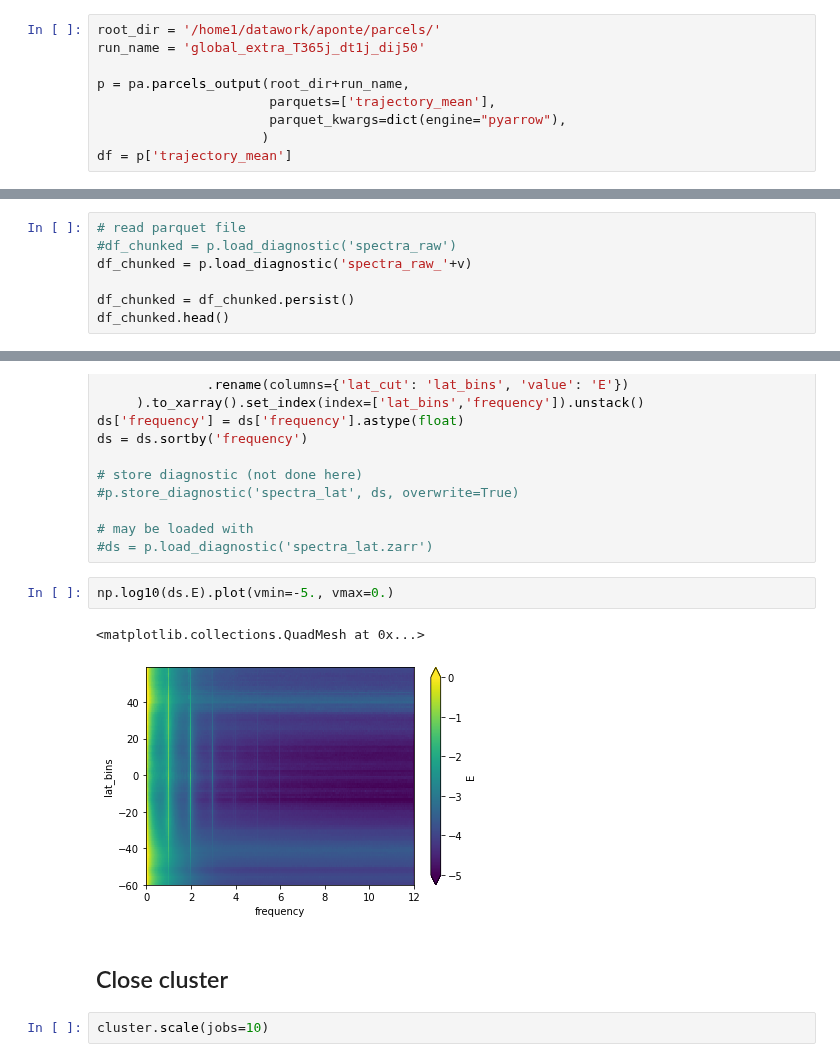
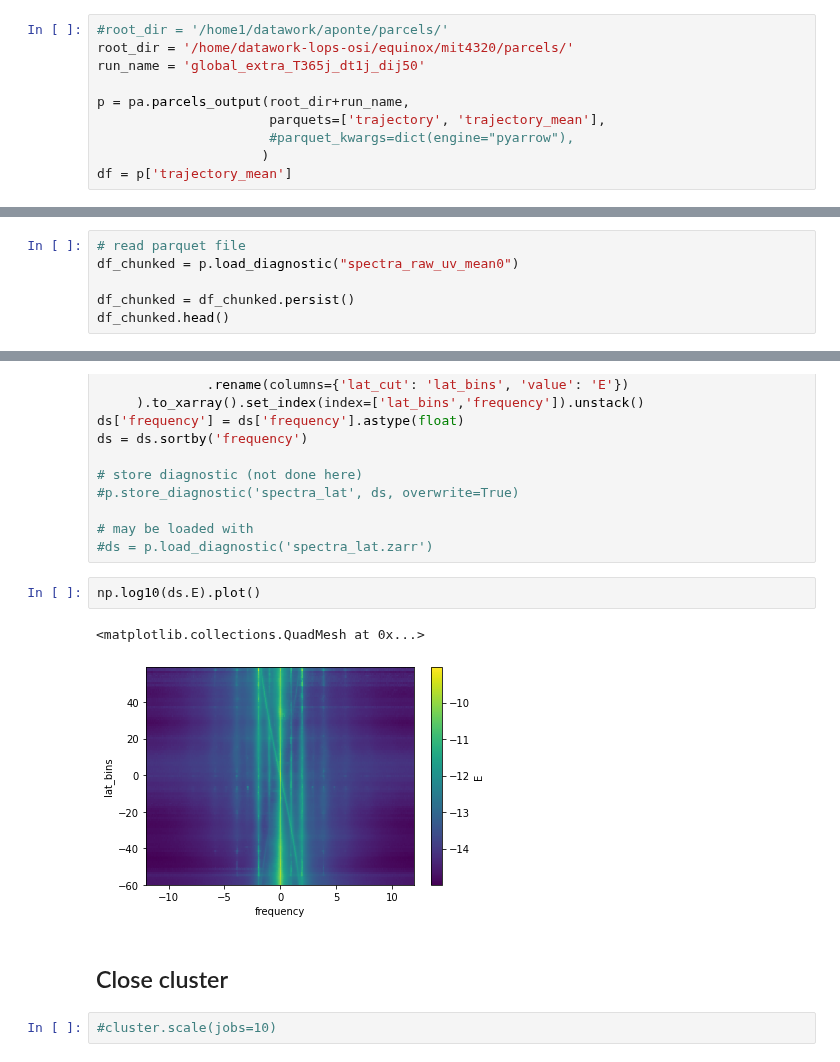
Before and after one commit to apatlpo/mit_equinox, a Jupyter notebook: parcels/spectra.ipynb, the cells around one changed output, grey strips where cells are left out. Drawn from its saved outputs; the diff is of its cells as text.

Commit message:
update parcels spectra calculation

```diff
--- a/parcels/spectra.ipynb
+++ b/parcels/spectra.ipynb
@@ -47,12 +47,13 @@ client
 ---
 ## load data
 # %%
-root_dir = '/home1/datawork/aponte/parcels/'
+#root_dir = '/home1/datawork/aponte/parcels/'
+root_dir = '/home/datawork-lops-osi/equinox/mit4320/parcels/'
 run_name = 'global_extra_T365j_dt1j_dij50'
 
 p = pa.parcels_output(root_dir+run_name,
-                      parquets=['trajectory_mean'],
-                      parquet_kwargs=dict(engine="pyarrow"),
+                      parquets=['trajectory', 'trajectory_mean'],
+                      #parquet_kwargs=dict(engine="pyarrow"),
                      )
 df = p['trajectory_mean']
 # %%
@@ -322,8 +339,7 @@ create new archive: /home1/datawork/aponte/parcels/global_extra_T365j_dt1j_dij50
 **Could move to another notebook from here**
 # %%
 # read parquet file
-#df_chunked = p.load_diagnostic('spectra_raw')
-df_chunked = p.load_diagnostic('spectra_raw_'+v)
+df_chunked = p.load_diagnostic("spectra_raw_uv_mean0")
 
 df_chunked = df_chunked.persist()
 df_chunked.head()
@@ -358,14 +383,14 @@ ds = ds.sortby('frequency')
 # may be loaded with
 #ds = p.load_diagnostic('spectra_lat.zarr')
 # %%
-np.log10(ds.E).plot(vmin=-5., vmax=0.)
+np.log10(ds.E).plot()
 # %% [output]
 <matplotlib.collections.QuadMesh at 0x...>
-[figure, old version]
+[figure, new version]
 # %% [markdown]
 ## Close cluster
 # %%
-cluster.scale(jobs=10)
+#cluster.scale(jobs=10)
 # %%
 cluster.close()
 # %% [output]
```
Also changed, not shown: parts of 17 cells of this notebook, 6 other files.
